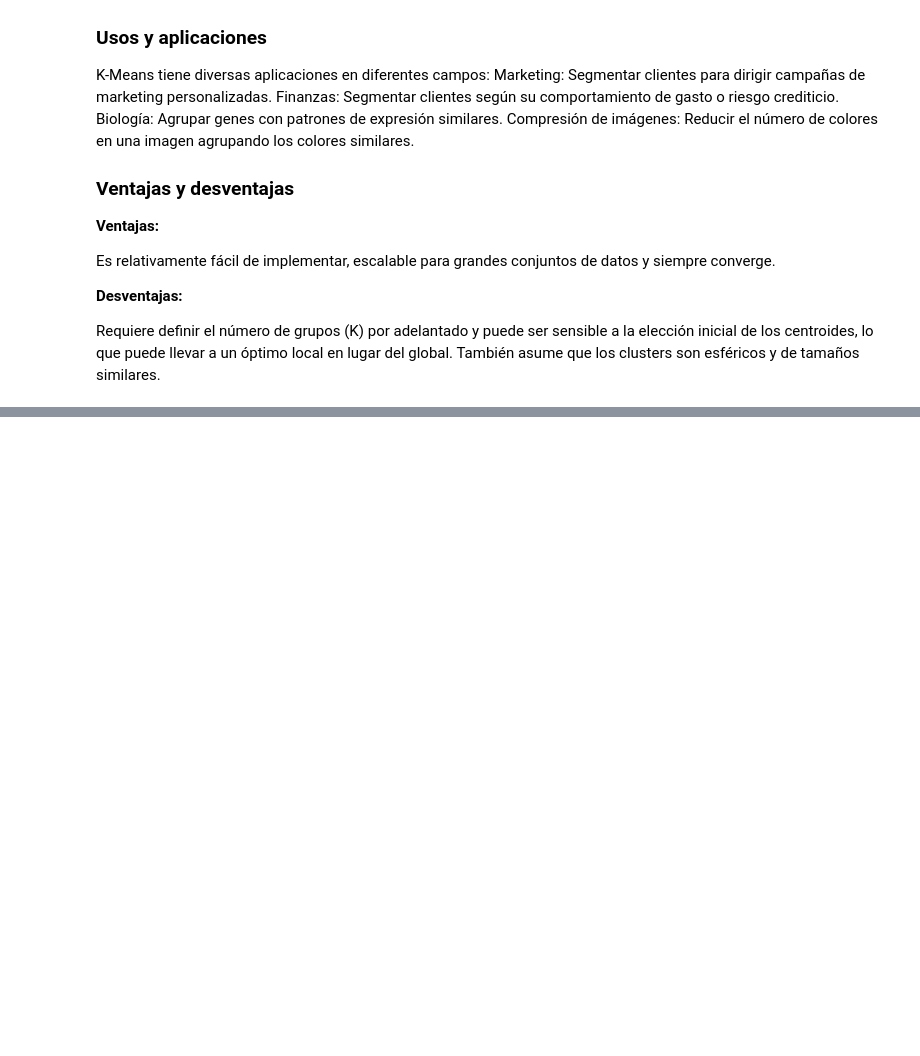
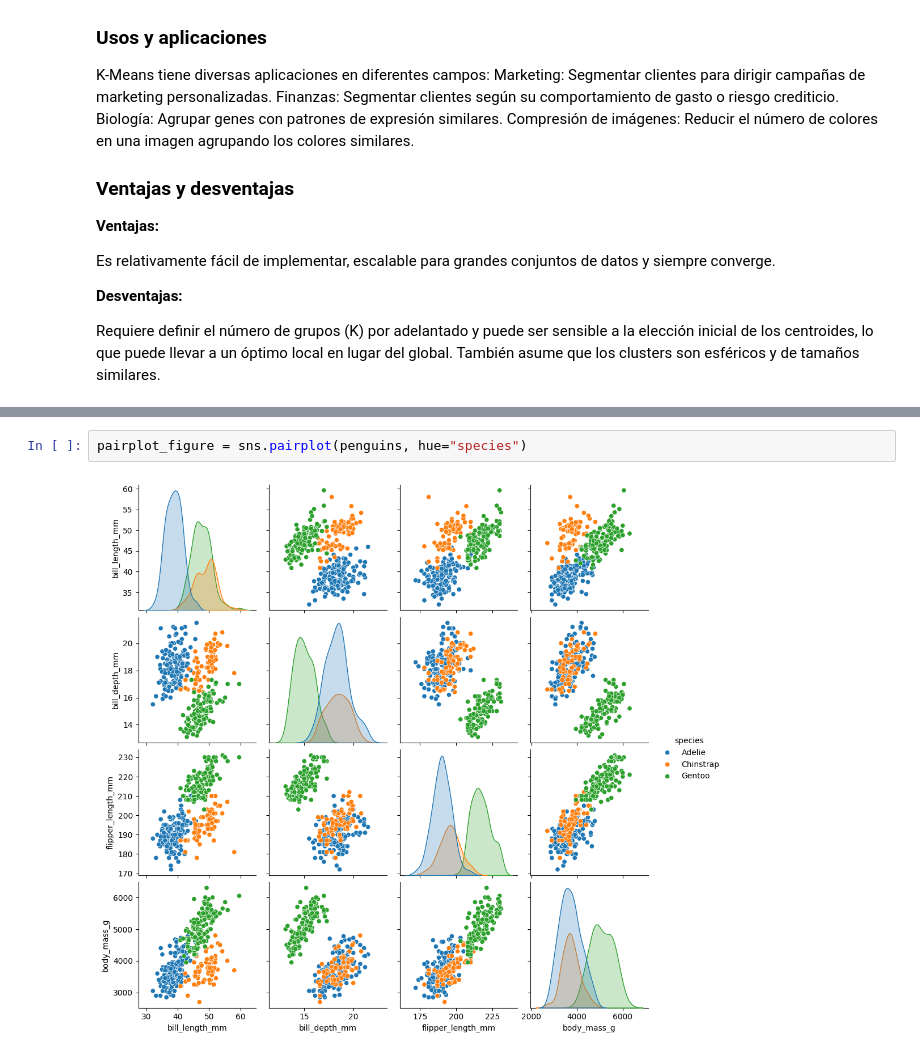
Before and after one commit to paranedagarcia/Data-Science, a Jupyter notebook: Aprendizaje no supervisado/K-Means.ipynb, the cells around one changed output, grey strips where cells are left out. Cells and saved outputs as stored; diff of their text form; blank space fills up the shorter version.

```diff
--- a/Aprendizaje no supervisado/K-Means.ipynb
+++ b/Aprendizaje no supervisado/K-Means.ipynb
@@ -60,0 +43,4 @@ plt.show()
+# %%
+pairplot_figure = sns.pairplot(penguins, hue="species")
+# %% [output]
+[figure, added]
```
Also changed, not shown: parts of 3 cells of this notebook, 1 other file.
